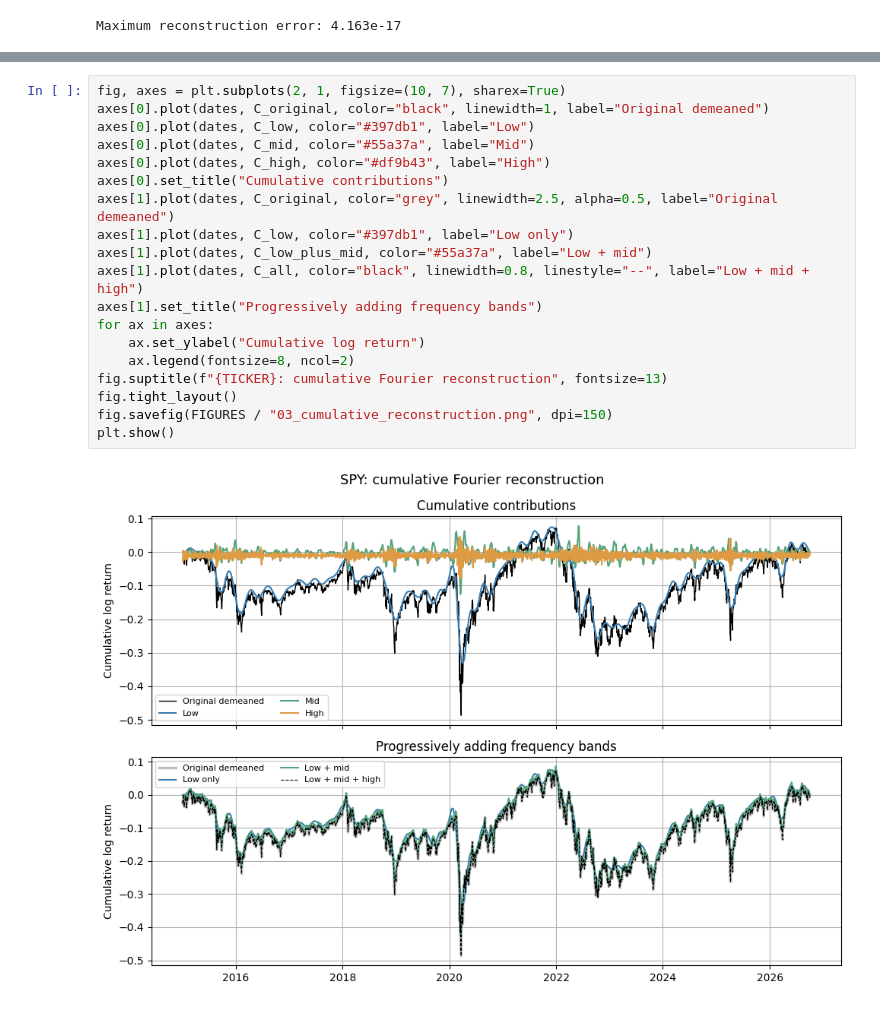
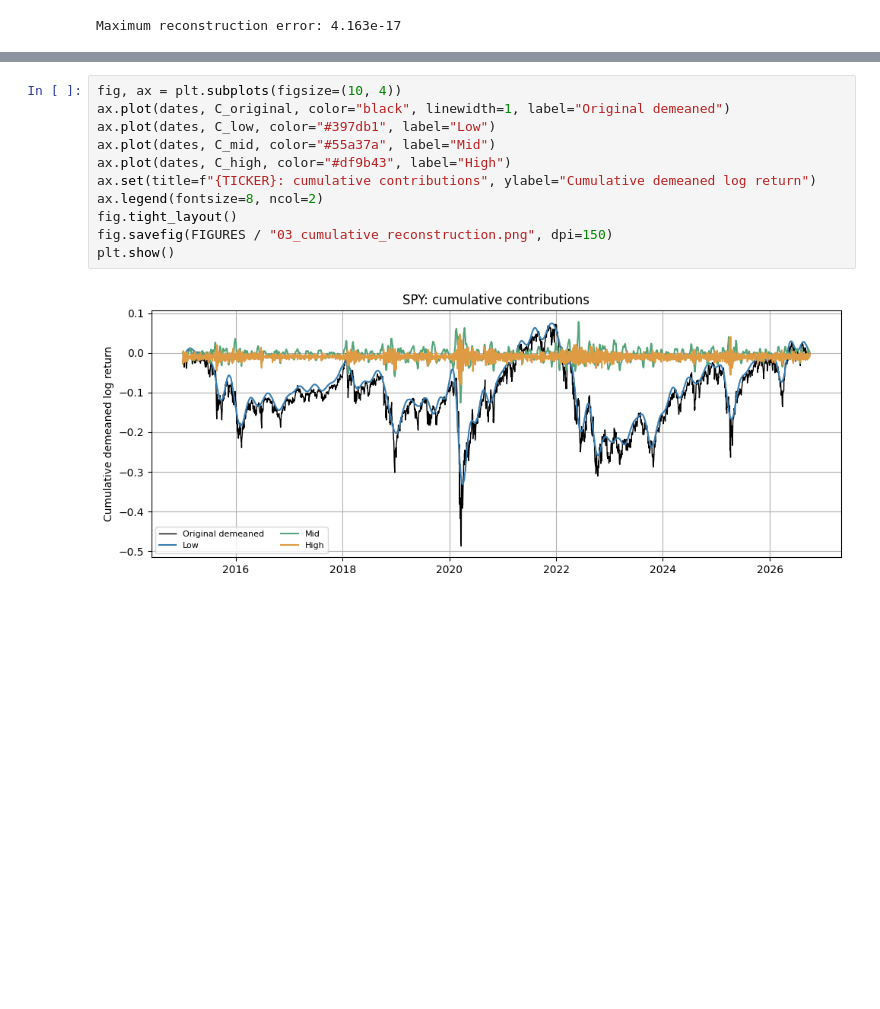
Before and after one commit to IbrahimDaurenov/frequency-domain-analysis, a Jupyter notebook: notebooks/01_fft_decomposition.ipynb, the cells around one changed output, grey strips where cells are left out. Cells and saved outputs as stored; diff of their text form; blank space fills up the shorter version.

```diff
--- a/notebooks/01_fft_decomposition.ipynb
+++ b/notebooks/01_fft_decomposition.ipynb
@@ -176,23 +184,15 @@ print(f"Maximum cumulative reconstruction error: {cumulative_error:.3e}")
 # %% [output]
 Maximum cumulative reconstruction error: 3.067e-15
 # %%
-fig, axes = plt.subplots(2, 1, figsize=(10, 7), sharex=True)
-axes[0].plot(dates, C_original, color="black", linewidth=1, label="Original demeaned")
-axes[0].plot(dates, C_low, color="#397db1", label="Low")
-axes[0].plot(dates, C_mid, color="#55a37a", label="Mid")
-axes[0].plot(dates, C_high, color="#df9b43", label="High")
-axes[0].set_title("Cumulative contributions")
-axes[1].plot(dates, C_original, color="grey", linewidth=2.5, alpha=0.5, label="Original demeaned")
-axes[1].plot(dates, C_low, color="#397db1", label="Low only")
-axes[1].plot(dates, C_low_plus_mid, color="#55a37a", label="Low + mid")
-axes[1].plot(dates, C_all, color="black", linewidth=0.8, linestyle="--", label="Low + mid + high")
-axes[1].set_title("Progressively adding frequency bands")
-for ax in axes:
-    ax.set_ylabel("Cumulative log return")
-    ax.legend(fontsize=8, ncol=2)
-fig.suptitle(f"{TICKER}: cumulative Fourier reconstruction", fontsize=13)
+fig, ax = plt.subplots(figsize=(10, 4))
+ax.plot(dates, C_original, color="black", linewidth=1, label="Original demeaned")
+ax.plot(dates, C_low, color="#397db1", label="Low")
+ax.plot(dates, C_mid, color="#55a37a", label="Mid")
+ax.plot(dates, C_high, color="#df9b43", label="High")
+ax.set(title=f"{TICKER}: cumulative contributions", ylabel="Cumulative demeaned log return")
+ax.legend(fontsize=8, ncol=2)
 fig.tight_layout()
 fig.savefig(FIGURES / "03_cumulative_reconstruction.png", dpi=150)
 plt.show()
 # %% [output]
-[figure, old version]
+[figure, new version]
```
Also changed, not shown: parts of 8 cells of this notebook, 6 other files.
